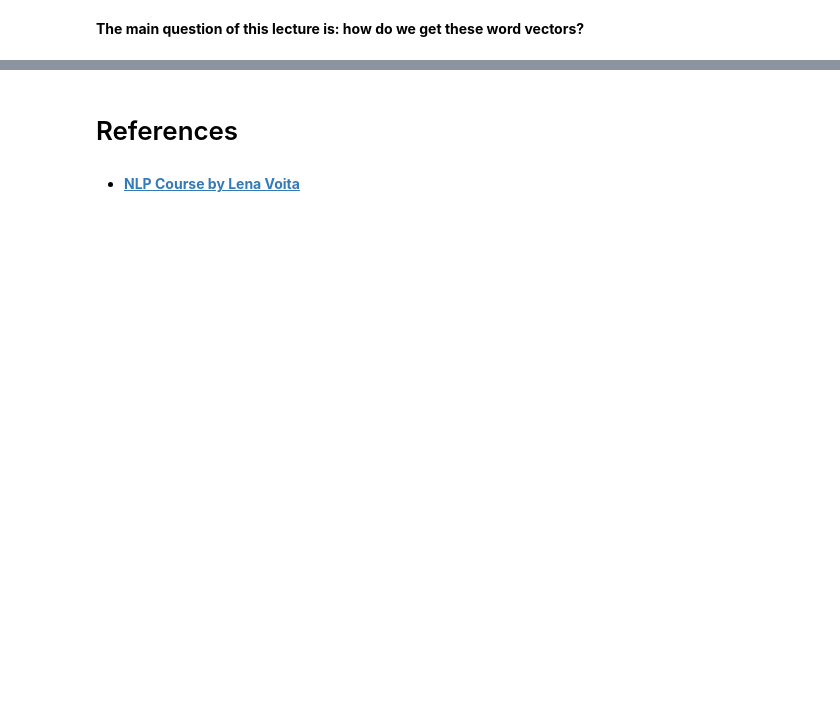
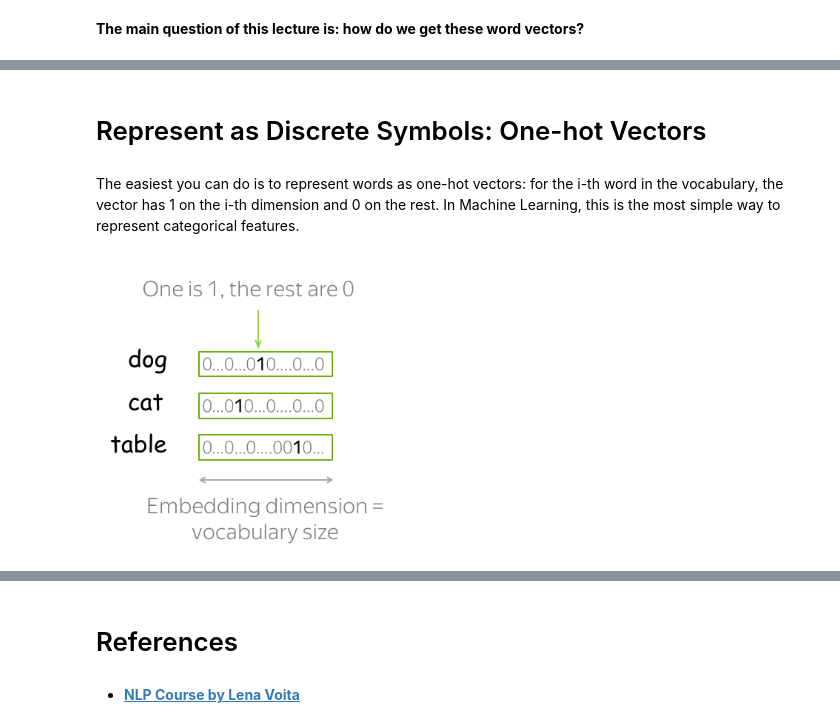
Before and after one commit to ancilcleetus/AI-Learning-Lab, a Jupyter notebook: NLP/NLP-Foundations/Word_Embeddings.ipynb, the cells around one changed output, grey strips where cells are left out. Cells and saved outputs as stored; diff of their text form; code cells hidden in the pictures; blank space fills up the shorter version.

Commit message:
Added 'Represent as Discrete Symbols: One-hot Vectors' in NLP-Foundations/Word_Embeddings.ipynb

```diff
--- a/NLP/NLP-Foundations/Word_Embeddings.ipynb
+++ b/NLP/NLP-Foundations/Word_Embeddings.ipynb
@@ -101,0 +105,10 @@ display(Image(filename="data/images/Word_Embeddings-03.png", width=500))
+# %% [markdown]
+# Represent as Discrete Symbols: One-hot Vectors
+# %% [markdown]
+The easiest you can do is to represent words as one-hot vectors: for the i-th word in the vocabulary, the vector has 1 on the i-th dimension and 0 on the rest. In Machine Learning, this is the most simple way to represent categorical features.
+# %%
+from IPython.display import Image, display, Markdown
+display(Image(filename="data/images/Word_Embeddings-04.png", width=300))
+# display(Markdown("*Notebook Template*"))
+# %% [output]
+[figure, added]
```
Also changed, not shown: parts of 6 cells of this notebook, 1 other file.
